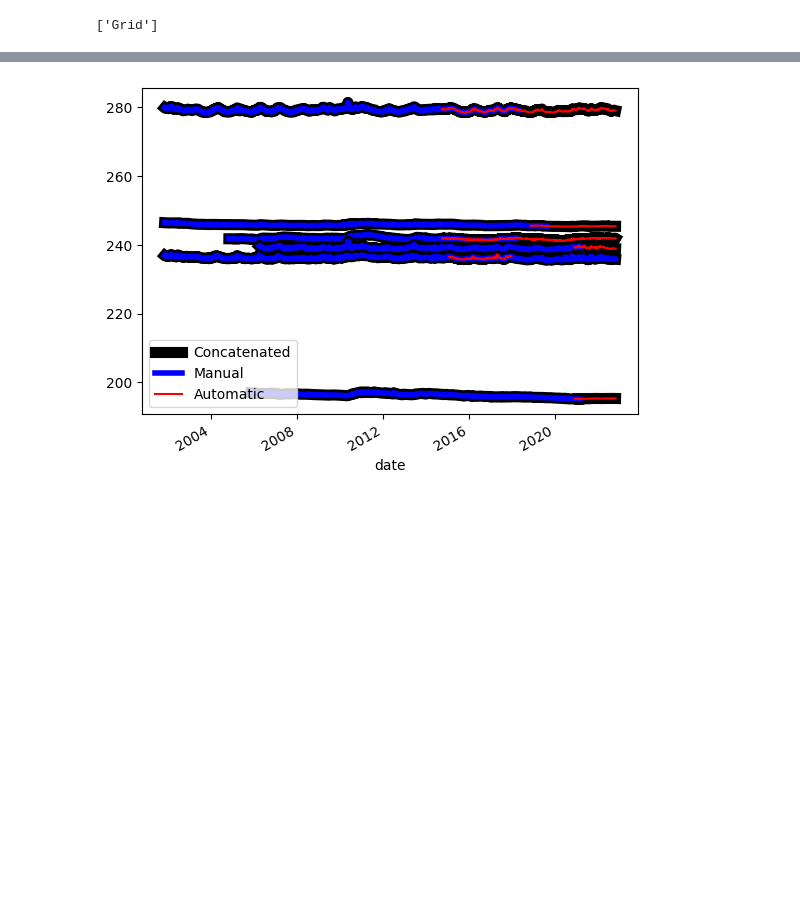
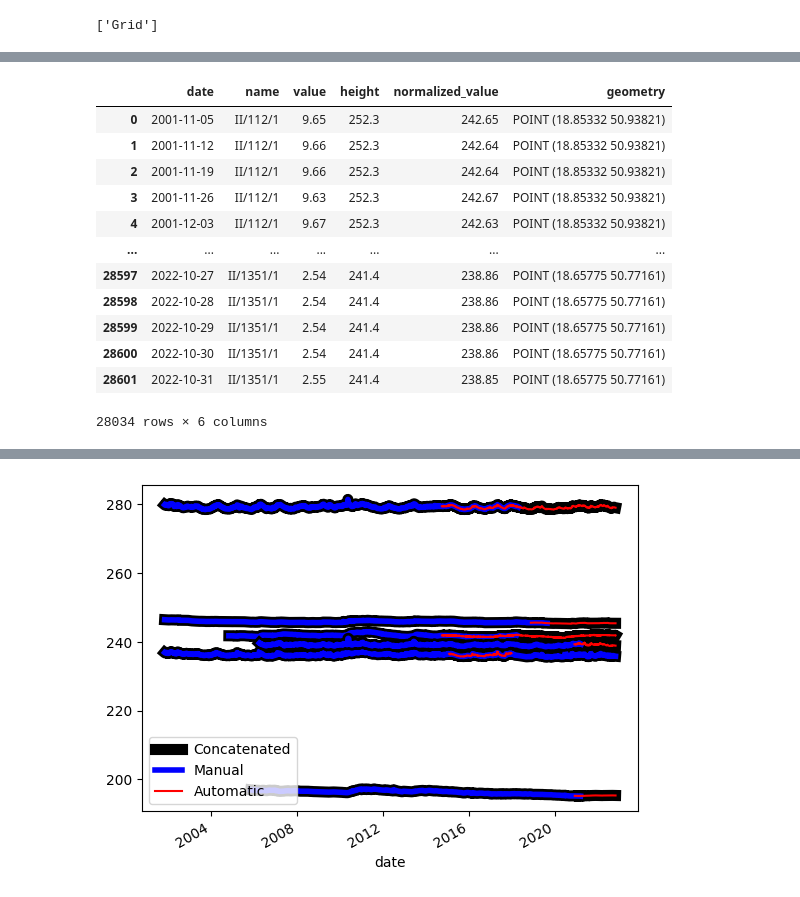
Before and after one commit to radekszostak/grace-pl, a Jupyter notebook: prepare_measurements.ipynb, the cells around one changed output, grey strips where cells are left out. Drawn from its saved outputs; the diff is of its cells as text; code cells hidden in the pictures; blank space fills up the shorter version.

```diff
--- a/prepare_measurements.ipynb
+++ b/prepare_measurements.ipynb
@@ -296,6 +304,22 @@ gdf_auto = gdf_auto.dropna()
 
 gdf = gdf_manual.append(gdf_auto, ignore_index=True)
 gdf.drop_duplicates(subset=['date', 'name'], keep='first', inplace=True)
+# %%
+gdf
+# %% [output]
+|  | date | name | value | height | normalized_value | geometry |
+| 0 | 2001-11-05 | II/112/1 | 9.65 | 252.3 | 242.65 | POINT (18.85332 50.93821) |
+| 1 | 2001-11-12 | II/112/1 | 9.66 | 252.3 | 242.64 | POINT (18.85332 50.93821) |
+| 2 | 2001-11-19 | II/112/1 | 9.66 | 252.3 | 242.64 | POINT (18.85332 50.93821) |
+| 3 | 2001-11-26 | II/112/1 | 9.63 | 252.3 | 242.67 | POINT (18.85332 50.93821) |
+| 4 | 2001-12-03 | II/112/1 | 9.67 | 252.3 | 242.63 | POINT (18.85332 50.93821) |
+| ... | ... | ... | ... | ... | ... | ... |
+| 28597 | 2022-10-27 | II/1351/1 | 2.54 | 241.4 | 238.86 | POINT (18.65775 50.77161) |
+| 28598 | 2022-10-28 | II/1351/1 | 2.54 | 241.4 | 238.86 | POINT (18.65775 50.77161) |
+| 28599 | 2022-10-29 | II/1351/1 | 2.54 | 241.4 | 238.86 | POINT (18.65775 50.77161) |
+| 28600 | 2022-10-30 | II/1351/1 | 2.54 | 241.4 | 238.86 | POINT (18.65775 50.77161) |
+| 28601 | 2022-10-31 | II/1351/1 | 2.55 | 241.4 | 238.85 | POINT (18.65775 50.77161) |
+28034 rows × 6 columns
 # %%
 #auto stations are continuation of manual stations
 plt.rcParams["figure.figsize"] = (20,10)
```
Also changed, not shown: parts of 12 cells of this notebook, 6 other files.
